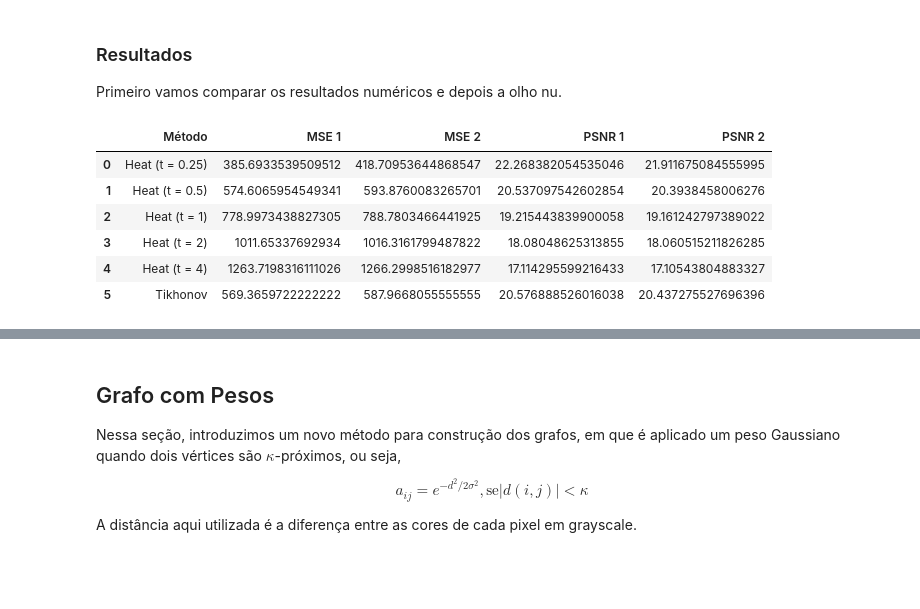
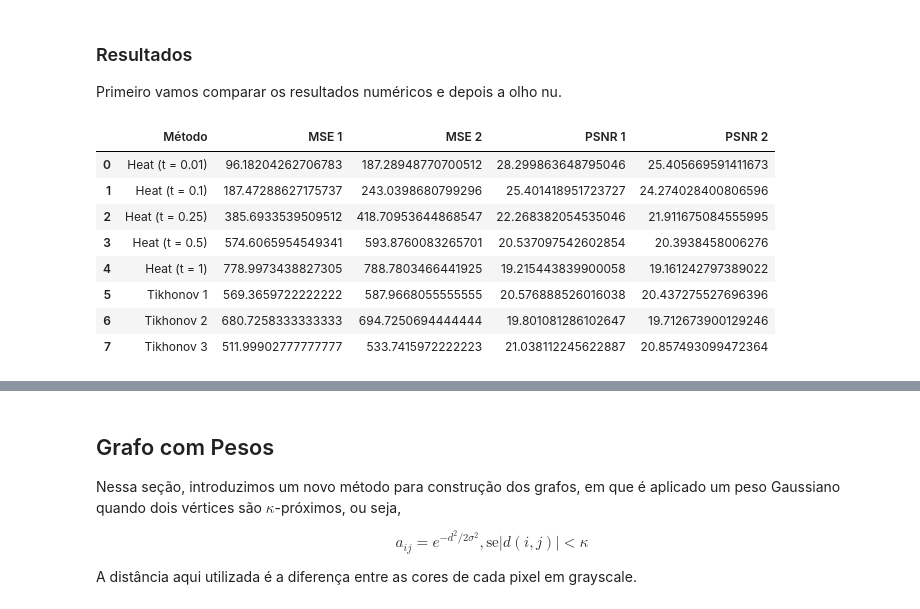
Before and after one commit to binha0/GraphFourierAnalysis, a Jupyter notebook: ProjetoFiltrosV2.ipynb, the cells around one changed output, grey strips where cells are left out. Cells and saved outputs as stored; diff of their text form; code cells hidden in the pictures; blank space fills up the shorter version.

```diff
--- a/ProjetoFiltrosV2.ipynb
+++ b/ProjetoFiltrosV2.ipynb
@@ -314,7 +299,7 @@ aux1 = U.T @ sinal_ruido1
 aux2 = U.T @ sinal_ruido2
 # %%
 # calculando a filtração
-tau = [1/4, 1/2, 1, 2, 4]
+tau = [0.01,0.1,1/4, 1/2, 1]
 
 heat_ruido1 = [] # resultados da filtração
 heat_ruido2 = []
@@ -359,28 +331,46 @@ mse_tik1 = MSE(sinal_original, tik_ruido1)
 mse_tik2 = MSE(sinal_original, tik_ruido2)
 psnr_tik1 = PSNR(sinal_original, tik_ruido1)
 psnr_tik2 = PSNR(sinal_original, tik_ruido2)
+# %%
+tik2_ruido1 = np.round(U @ tikhonov(lam, 1.5) @ aux1)
+tik2_ruido2 = np.round(U @ tikhonov(lam, 1.5) @ aux2)
+
+mse_tik21 = MSE(sinal_original, tik2_ruido1)
+mse_tik22 = MSE(sinal_original, tik2_ruido2)
+psnr_tik21 = PSNR(sinal_original, tik2_ruido1)
+psnr_tik22 = PSNR(sinal_original, tik2_ruido2)
+# %%
+tik3_ruido1 = np.round(U @ tikhonov(lam, 0.8) @ aux1)
+tik3_ruido2 = np.round(U @ tikhonov(lam, 0.8) @ aux2)
+
+mse_tik31 = MSE(sinal_original, tik3_ruido1)
+mse_tik32 = MSE(sinal_original, tik3_ruido2)
+psnr_tik31 = PSNR(sinal_original, tik3_ruido1)
+psnr_tik32 = PSNR(sinal_original, tik3_ruido2)
 # %% [markdown]
 ### Resultados
 
 Primeiro vamos comparar os resultados numéricos e depois a olho nu.
 # %%
-labels = [f'Heat (t = {ts})' for ts in tau] + ["Tikhonov"]
-mse1 = mse_heat1 + [mse_tik1]
-psnr1 = psnr_heat1 + [psnr_tik1]
-mse2 = mse_heat2 + [mse_tik2]
-psnr2 = psnr_heat2 + [psnr_tik2]
+labels = [f'Heat (t = {ts})' for ts in tau] + ["Tikhonov 1","Tikhonov 2","Tikhonov 3"]
+mse1 = mse_heat1 + [mse_tik1, mse_tik21, mse_tik31]
+psnr1 = psnr_heat1 + [psnr_tik1, psnr_tik21, psnr_tik31]
+mse2 = mse_heat2 + [mse_tik2, mse_tik22, mse_tik32]
+psnr2 = psnr_heat2 + [psnr_tik2, psnr_tik22, psnr_tik32]
 resultados = pd.DataFrame(data = np.array([labels,
                                             mse1,
                                             mse2,
                                             psnr1,
                                             psnr2]).T,
                             columns = ['Método','MSE 1', 'MSE 2', 'PSNR 1','PSNR 2'])
 resultados
 # %% [output]
 |  | Método | MSE 1 | MSE 2 | PSNR 1 | PSNR 2 |
-| 0 | Heat (t = 0.25) | 385.6933539509512 | 418.70953644868547 | 22.268382054535046 | 21.911675084555995 |
-| 1 | Heat (t = 0.5) | 574.6065954549341 | 593.8760083265701 | 20.537097542602854 | 20.3938458006276 |
-| 2 | Heat (t = 1) | 778.9973438827305 | 788.7803466441925 | 19.215443839900058 | 19.161242797389022 |
-| 3 | Heat (t = 2) | 1011.65337692934 | 1016.3161799487822 | 18.08048625313855 | 18.060515211826285 |
-| 4 | Heat (t = 4) | 1263.7198316111026 | 1266.2998516182977 | 17.114295599216433 | 17.10543804883327 |
-| 5 | Tikhonov | 569.3659722222222 | 587.9668055555555 | 20.576888526016038 | 20.437275527696396 |
+| 0 | Heat (t = 0.01) | 96.18204262706783 | 187.28948770700512 | 28.299863648795046 | 25.405669591411673 |
+| 1 | Heat (t = 0.1) | 187.47288627175737 | 243.0398680799296 | 25.401418951723727 | 24.274028400806596 |
+| 2 | Heat (t = 0.25) | 385.6933539509512 | 418.70953644868547 | 22.268382054535046 | 21.911675084555995 |
+| 3 | Heat (t = 0.5) | 574.6065954549341 | 593.8760083265701 | 20.537097542602854 | 20.3938458006276 |
+| 4 | Heat (t = 1) | 778.9973438827305 | 788.7803466441925 | 19.215443839900058 | 19.161242797389022 |
+| 5 | Tikhonov 1 | 569.3659722222222 | 587.9668055555555 | 20.576888526016038 | 20.437275527696396 |
+| 6 | Tikhonov 2 | 680.7258333333333 | 694.7250694444444 | 19.801081286102647 | 19.712673900129246 |
+| 7 | Tikhonov 3 | 511.99902777777777 | 533.7415972222223 | 21.038112245622887 | 20.857493099472364 |
```
Also changed, not shown: parts of 17 cells of this notebook, 36 other files.
